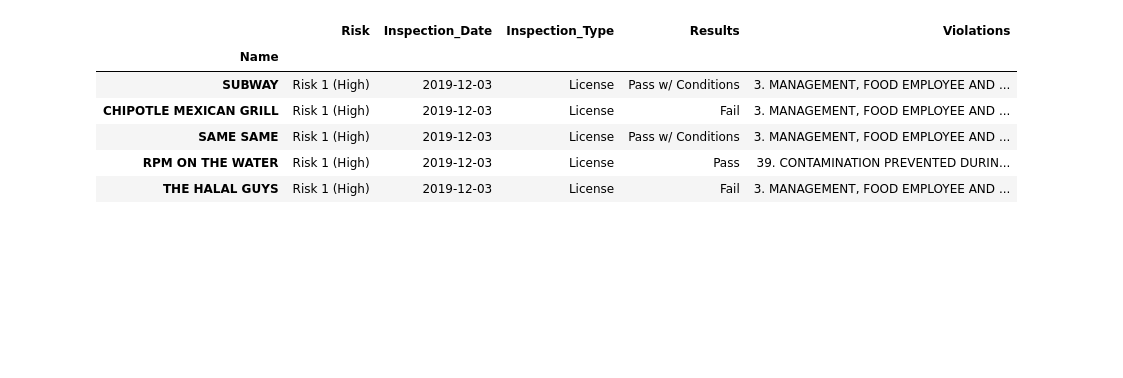
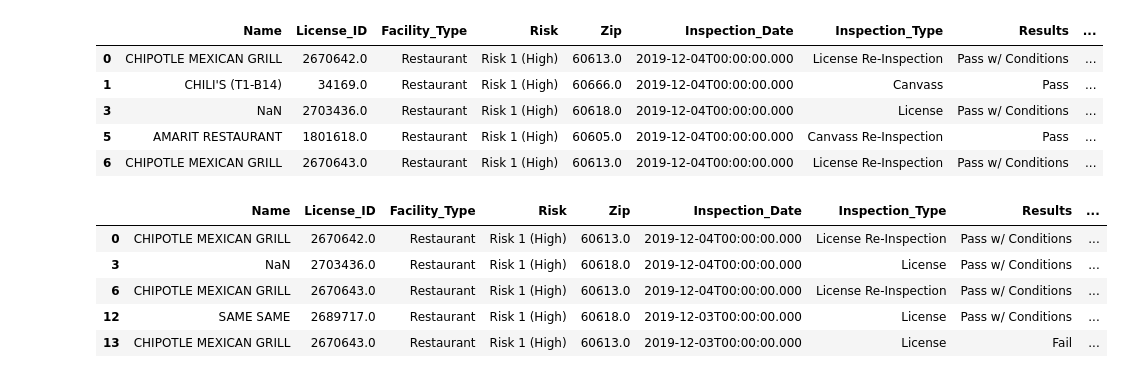
Before and after one commit to dafreibe74/chicago-restaurant-inspections, a Jupyter notebook: Data_Wrangling.ipynb, the cells around one changed output. Cells and saved outputs as stored; diff of their text form; code cells hidden in the pictures; blank space fills up the shorter version.

```diff
--- a/Data_Wrangling.ipynb
+++ b/Data_Wrangling.ipynb
@@ -15,4 +24,4 @@ df_raw.head()
 # %%
 #drop unecessary columns
-df_cleaned = df_raw.drop(columns=['City','DBA Name','Inspection ID','Address','State','Zip','Location','Historical Wards 2003-2015','Zip Codes','Community Areas','Census Tracts','Wards','Latitude','Longitude','License #'],axis=1)
+df_cleaned = df_raw.drop(columns=['City','DBA Name','Inspection ID','Address','State','Location','Historical Wards 2003-2015','Zip Codes','Community Areas','Census Tracts','Wards','Latitude','Longitude'],axis=1)
 df_cleaned.head()
@@ -23,18 +54,24 @@ df_cleaned = df_cleaned.rename(columns={ "AKA Name": "Name", "License #": "Licen
 #filter for resturants
 df_cleaned = df_cleaned[df_cleaned['Facility_Type'] == 'Restaurant']
 df_cleaned.head()
+# %% [output]
+|  | Name | License_ID | Facility_Type | Risk | Zip | Inspection_Date | Inspection_Type | Results | ... |
+| 0 | CHIPOTLE MEXICAN GRILL | 2670642.0 | Restaurant | Risk 1 (High) | 60613.0 | 2019-12-04T00:00:00.000 | License Re-Inspection | Pass w/ Conditions | ... |
+| 1 | CHILI'S (T1-B14) | 34169.0 | Restaurant | Risk 1 (High) | 60666.0 | 2019-12-04T00:00:00.000 | Canvass | Pass | ... |
+| 3 | NaN | 2703436.0 | Restaurant | Risk 1 (High) | 60618.0 | 2019-12-04T00:00:00.000 | License | Pass w/ Conditions | ... |
+| 5 | AMARIT RESTAURANT | 1801618.0 | Restaurant | Risk 1 (High) | 60605.0 | 2019-12-04T00:00:00.000 | Canvass Re-Inspection | Pass | ... |
+| 6 | CHIPOTLE MEXICAN GRILL | 2670643.0 | Restaurant | Risk 1 (High) | 60613.0 | 2019-12-04T00:00:00.000 | License Re-Inspection | Pass w/ Conditions | ... |
 # %%
 #filter out for license inspections only
-df_cleaned = df_cleaned[df_cleaned['Inspection_Type'] == 'License']
+df_cleaned = df_cleaned[(df_cleaned['Inspection_Type'] == 'License') | (df_cleaned['Inspection_Type'] == 'License Re-Inspection')]
 df_cleaned.head()
 # %% [output]
-|  | Risk | Inspection_Date | Inspection_Type | Results | Violations |
-| Name |  |  |  |  |  |
-| SUBWAY | Risk 1 (High) | 2019-12-03 | License | Pass w/ Conditions | 3. MANAGEMENT, FOOD EMPLOYEE AND ... |
-| CHIPOTLE MEXICAN GRILL | Risk 1 (High) | 2019-12-03 | License | Fail | 3. MANAGEMENT, FOOD EMPLOYEE AND ... |
-| SAME SAME | Risk 1 (High) | 2019-12-03 | License | Pass w/ Conditions | 3. MANAGEMENT, FOOD EMPLOYEE AND ... |
-| RPM ON THE WATER | Risk 1 (High) | 2019-12-03 | License | Pass | 39. CONTAMINATION PREVENTED DURIN... |
-| THE HALAL GUYS | Risk 1 (High) | 2019-12-03 | License | Fail | 3. MANAGEMENT, FOOD EMPLOYEE AND ... |
+|  | Name | License_ID | Facility_Type | Risk | Zip | Inspection_Date | Inspection_Type | Results | ... |
+| 0 | CHIPOTLE MEXICAN GRILL | 2670642.0 | Restaurant | Risk 1 (High) | 60613.0 | 2019-12-04T00:00:00.000 | License Re-Inspection | Pass w/ Conditions | ... |
+| 3 | NaN | 2703436.0 | Restaurant | Risk 1 (High) | 60618.0 | 2019-12-04T00:00:00.000 | License | Pass w/ Conditions | ... |
+| 6 | CHIPOTLE MEXICAN GRILL | 2670643.0 | Restaurant | Risk 1 (High) | 60613.0 | 2019-12-04T00:00:00.000 | License Re-Inspection | Pass w/ Conditions | ... |
+| 12 | SAME SAME | 2689717.0 | Restaurant | Risk 1 (High) | 60618.0 | 2019-12-03T00:00:00.000 | License | Pass w/ Conditions | ... |
+| 13 | CHIPOTLE MEXICAN GRILL | 2670643.0 | Restaurant | Risk 1 (High) | 60613.0 | 2019-12-03T00:00:00.000 | License | Fail | ... |
 # %%
 #drop facility type column
 df_cleaned = df_cleaned.drop(columns=['Facility_Type'],axis=1)
```
Also changed, not shown: parts of 5 cells of this notebook, 5 other files.
